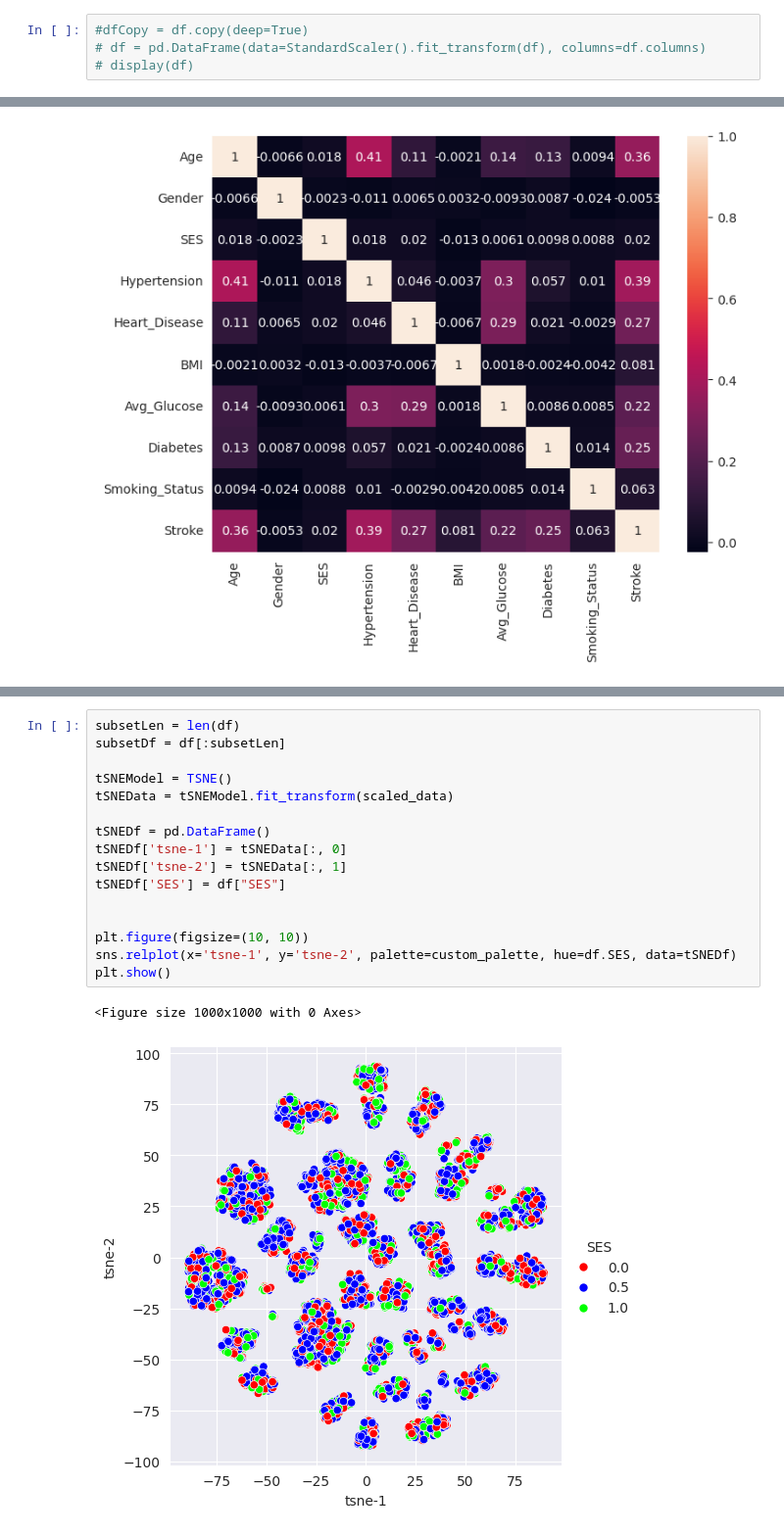
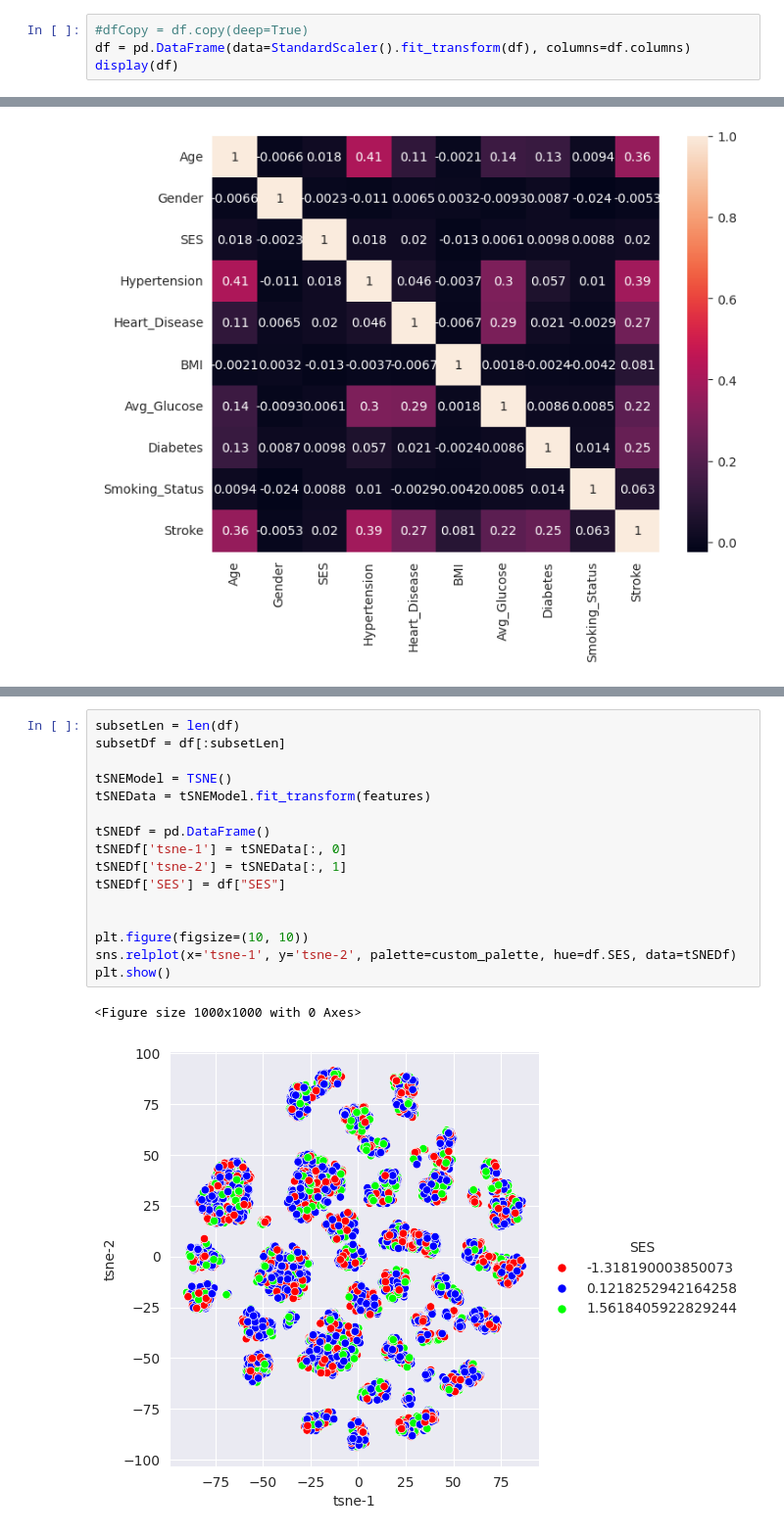
Before and after one commit to borisov-artem1/NeuroSystem, a Jupyter notebook: lab1/data_anal.ipynb, the cells around one changed output, grey strips where cells are left out. Shown at 98% size. Cells and saved outputs as stored; diff of their text form.

```diff
--- a/lab1/data_anal.ipynb
+++ b/lab1/data_anal.ipynb
@@ -40,5 +54,5 @@ display(df)
 10000 rows × 10 columns
 # %%
 #dfCopy = df.copy(deep=True)
-# df = pd.DataFrame(data=StandardScaler().fit_transform(df), columns=df.columns)
-# display(df)
+df = pd.DataFrame(data=StandardScaler().fit_transform(df), columns=df.columns)
+display(df)
@@ -168,19 +196,19 @@ plt.show()
 # %%
 subsetLen = len(df)
 subsetDf = df[:subsetLen]
 
 tSNEModel = TSNE()
-tSNEData = tSNEModel.fit_transform(scaled_data)
+tSNEData = tSNEModel.fit_transform(features)
 
 tSNEDf = pd.DataFrame()
 tSNEDf['tsne-1'] = tSNEData[:, 0]
 tSNEDf['tsne-2'] = tSNEData[:, 1]
 tSNEDf['SES'] = df["SES"]
 
 
 plt.figure(figsize=(10, 10))
 sns.relplot(x='tsne-1', y='tsne-2', palette=custom_palette, hue=df.SES, data=tSNEDf)
 plt.show()
 # %% [output]
 <Figure size 1000x1000 with 0 Axes>
-[figure, old version]
+[figure, new version]
```
Also changed, not shown: parts of 11 cells of this notebook, 4 other files.
